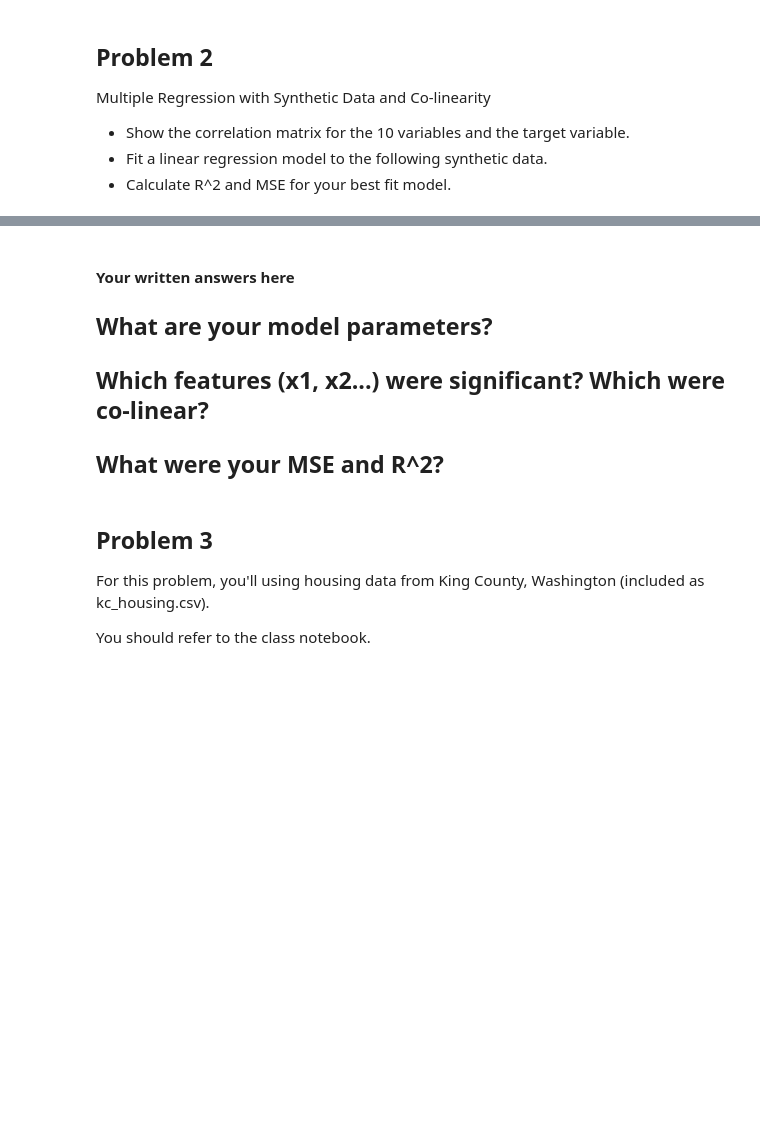
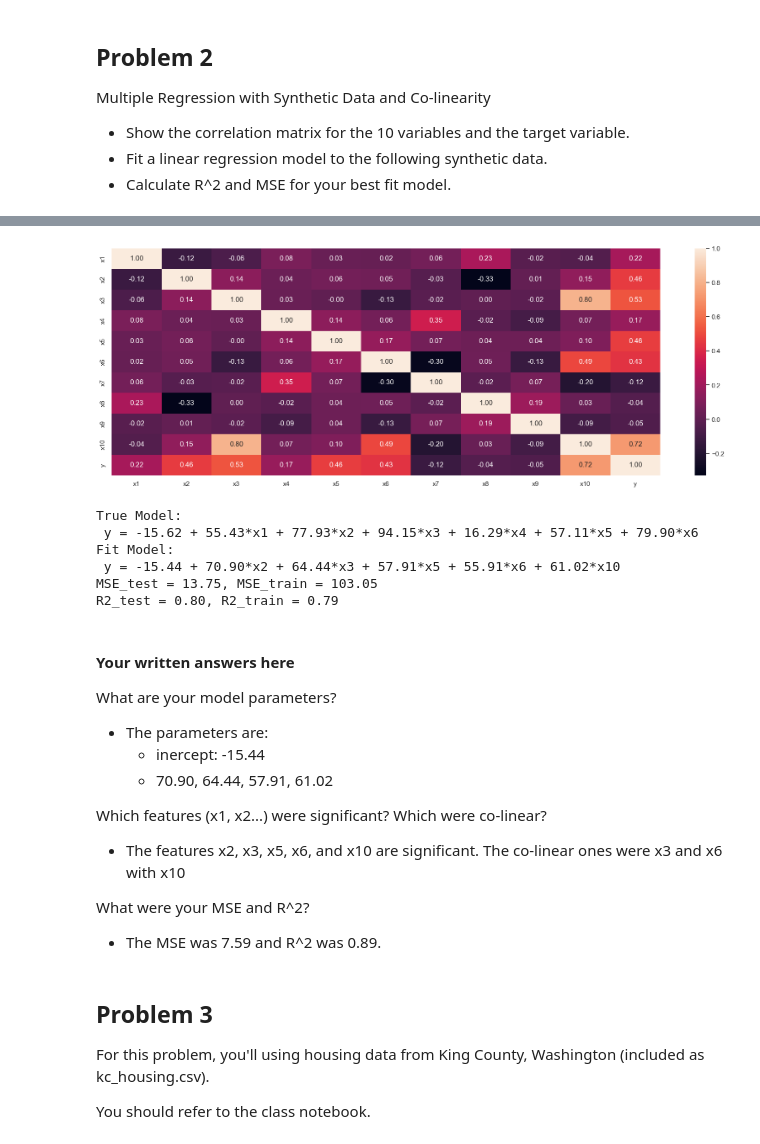
Before and after one commit to GettysburgDataScience/ps1-linear-regression-llanjo01, a Jupyter notebook: PS1.ipynb, the cells around one changed output, grey strips where cells are left out. Cells and saved outputs as stored; diff of their text form; code cells hidden in the pictures; blank space fills up the shorter version.

```diff
--- a/PS1.ipynb
+++ b/PS1.ipynb
@@ -149,0 +175,7 @@ print_model(bias, coef, column_names, model_name = 'True Model')
+# %%
+corr = reg2_df.corr()
+
+sns.heatmap(corr, annot=True, fmt=".2f")
+plt.show()
+# %% [output]
+[figure, added]
@@ -150,14 +204,29 @@ print_model(bias, coef, column_names, model_name = 'True Model')
+# %%
+print_model(bias, coef, column_names, model_name = 'True Model')
+print_model(model_LR.intercept_, model_LR.coef_, Z_names, model_name = 'Fit Model')
+
+print(f'MSE_test = {MSE_test:.2f}, MSE_train = {MSE_train:.2f}')
+print(f'R2_test = {R2_test:.2f}, R2_train = {R2_train:.2f}')
+# %% [output]
+True Model:
+ y = -15.62 + 55.43*x1 + 77.93*x2 + 94.15*x3 + 16.29*x4 + 57.11*x5 + 79.90*x6
+Fit Model:
+ y = -15.44 + 70.90*x2 + 64.44*x3 + 57.91*x5 + 55.91*x6 + 61.02*x10
+MSE_test = 13.75, MSE_train = 103.05
+R2_test = 0.80, R2_train = 0.79
 # %% [markdown]
 #### Your written answers here
 
 What are your model parameters?
- -
+ - The parameters are:
+    - inercept: -15.44
+    - 70.90, 64.44, 57.91, 61.02
 
 Which features (x1, x2...) were significant? Which were co-linear?
- -
+ - The features x2, x3, x5, x6, and x10 are significant. The co-linear ones were x3 and x6 with x10
 
 What were your MSE and R^2?
- -
+ - The MSE was 7.59 and R^2 was 0.89.
 # %% [markdown]
 ## Problem 3
 
```
Also changed, not shown: parts of 20 cells of this notebook.
